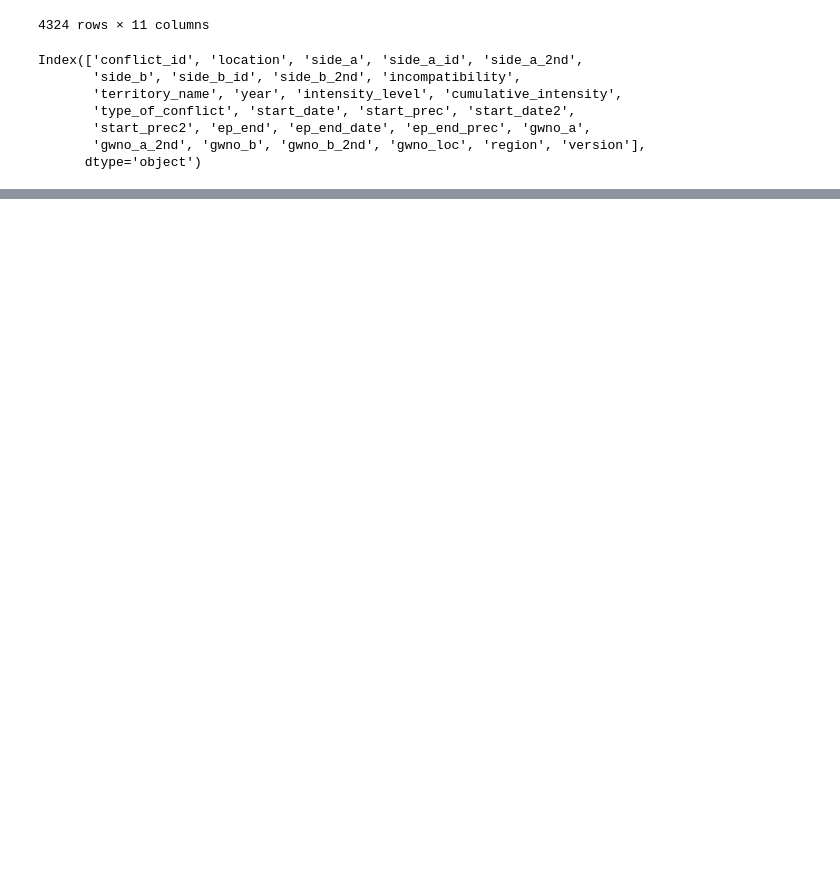
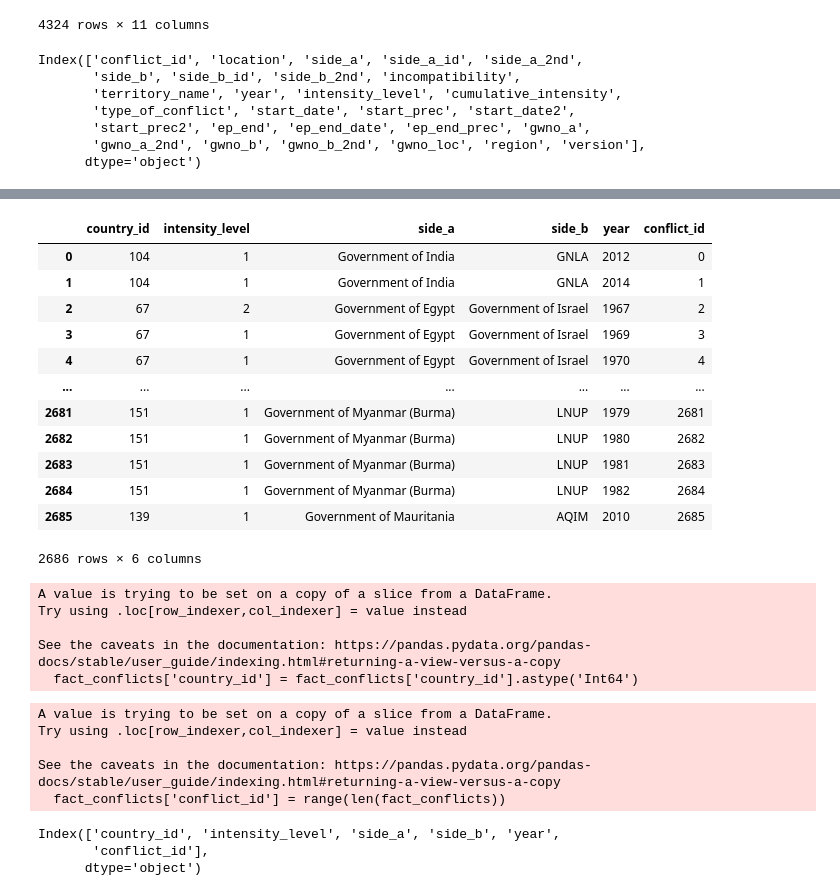
Before and after one commit to aliosayle/space-launch-analysis, a Jupyter notebook: scripts/transform.ipynb, the cells around one changed output, grey strips where cells are left out. Cells and saved outputs as stored; diff of their text form; code cells hidden in the pictures; blank space fills up the shorter version.

```diff
--- a/scripts/transform.ipynb
+++ b/scripts/transform.ipynb
@@ -132,0 +219,28 @@ Index(['conflict_id', 'location', 'side_a', 'side_a_id', 'side_a_2nd',
+# %%
+conflicts_df['location'] = conflicts_df['location'].apply(lambda x: x.split(',')[0] if ',' in x else x)
+# %%
+# Dictionary to map locations to the corresponding country names
+location_replacements = {
+    'Hyderabad': 'India',
+    'Russia (Soviet Union)': 'Russia',
+    'Yemen (North Yemen)': 'Yemen',
+    'DR Congo': 'Congo - Brazzaville',
+    'Cambodia (Kampuchea)': 'Cambodia',
+    'Vietnam (North Vietnam)': 'Vietnam',
+    'Madagascar (Malagasy)': 'Madagascar',
+    'United States of America': 'United States',
+    'South Vietnam': 'Vietnam',
+    'South Yemen': 'Yemen',
+    'Zimbabwe (Rhodesia)': 'Zimbabwe',
+    'Trinidad and Tobago': 'Trinidad & Tobago',
+    'Serbia (Yugoslavia)': 'Serbia',
+    'Bosnia and Herzegovina': 'Bosnia & Herzegovina',
+    'Congo': 'Congo - Brazzaville',
+    "Côte d’Ivoire": "Côte d’Ivoire"
+}
+
+# Replace the locations with the country names using the dictionary
+conflicts_df['location'] = conflicts_df['location'].replace(location_replacements)
+
+# Display the updated DataFrame
+print(conflicts_df['location'])
@@ -132,0 +278,11 @@ Index(['conflict_id', 'location', 'side_a', 'side_a_id', 'side_a_2nd',
+# %%
+# Merge conflicts_df with countries_df based on matching locations and country names
+merged_df = conflicts_df.merge(countries_df[['country_id', 'country']],
+                               left_on='location', right_on='country',
+                               how='left')
+
+# Replace the 'location' column with 'country_id'
+conflicts_df['location'] = merged_df['country_id']
+
+# Display the updated conflicts_df
+print(conflicts_df)
@@ -132,0 +307,41 @@ Index(['conflict_id', 'location', 'side_a', 'side_a_id', 'side_a_2nd',
+# %%
+fact_conflicts = merged_df[['country_id', 'intensity_level', 'side_a', 'side_b', 'year']]
+# %%
+fact_conflicts
+# %% [output]
+|  | country_id | intensity_level | side_a | side_b | year | conflict_id |
+| 0 | 104 | 1 | Government of India | GNLA | 2012 | 0 |
+| 1 | 104 | 1 | Government of India | GNLA | 2014 | 1 |
+| 2 | 67 | 2 | Government of Egypt | Government of Israel | 1967 | 2 |
+| 3 | 67 | 1 | Government of Egypt | Government of Israel | 1969 | 3 |
+| 4 | 67 | 1 | Government of Egypt | Government of Israel | 1970 | 4 |
+| ... | ... | ... | ... | ... | ... | ... |
+| 2681 | 151 | 1 | Government of Myanmar (Burma) | LNUP | 1979 | 2681 |
+| 2682 | 151 | 1 | Government of Myanmar (Burma) | LNUP | 1980 | 2682 |
+| 2683 | 151 | 1 | Government of Myanmar (Burma) | LNUP | 1981 | 2683 |
+| 2684 | 151 | 1 | Government of Myanmar (Burma) | LNUP | 1982 | 2684 |
+| 2685 | 139 | 1 | Government of Mauritania | AQIM | 2010 | 2685 |
+2686 rows × 6 columns
+# %%
+fact_conflicts['country_id'] = fact_conflicts['country_id'].astype('Int64')
+# %% [output]
+A value is trying to be set on a copy of a slice from a DataFrame.
+Try using .loc[row_indexer,col_indexer] = value instead
+
+See the caveats in the documentation: https://pandas.pydata.org/pandas-docs/stable/user_guide/indexing.html#returning-a-view-versus-a-copy
+  fact_conflicts['country_id'] = fact_conflicts['country_id'].astype('Int64')
+# %%
+# Add 'conflict_id' column starting from 0
+fact_conflicts['conflict_id'] = range(len(fact_conflicts))
+# %% [output]
+A value is trying to be set on a copy of a slice from a DataFrame.
+Try using .loc[row_indexer,col_indexer] = value instead
+
+See the caveats in the documentation: https://pandas.pydata.org/pandas-docs/stable/user_guide/indexing.html#returning-a-view-versus-a-copy
+  fact_conflicts['conflict_id'] = range(len(fact_conflicts))
+# %%
+fact_conflicts.columns
+# %% [output]
+Index(['country_id', 'intensity_level', 'side_a', 'side_b', 'year',
+       'conflict_id'],
+      dtype='object')
```
Also changed, not shown: parts of 37 cells of this notebook, 2 other files.
